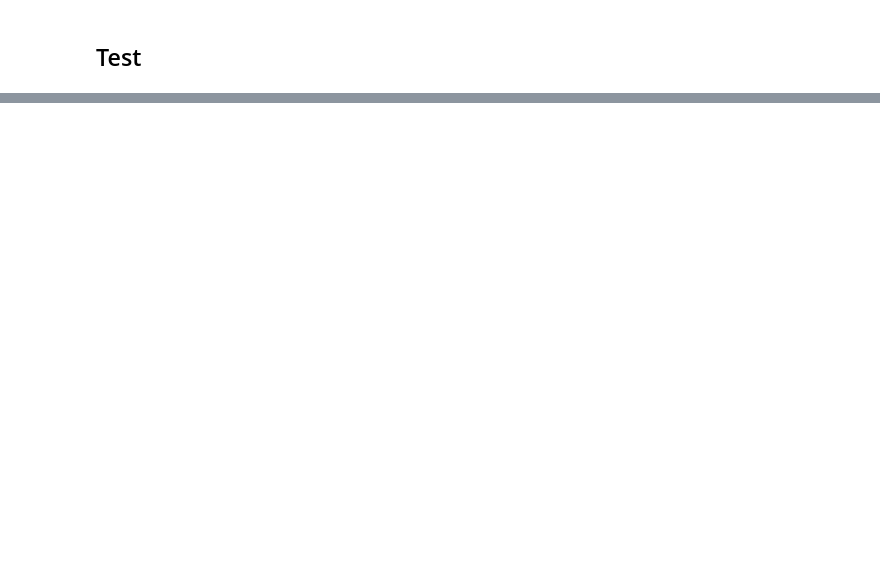
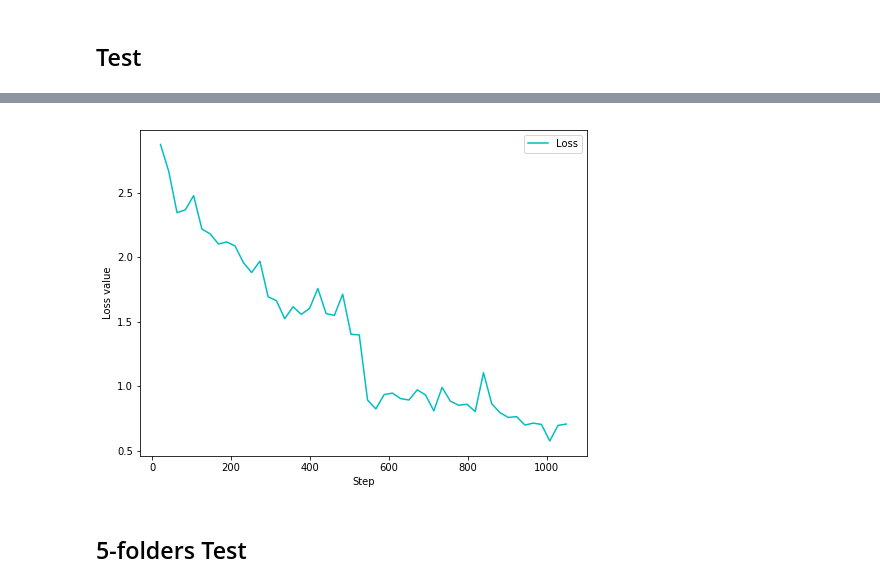
Before and after one commit to NourcheneFerchichi/Tunisian-Embedding, a Jupyter notebook: PFE_NourcheneFerchichi.ipynb, the cells around one changed output, grey strips where cells are left out. Saved outputs shown, nothing was run; the diff lists cells and outputs as text; code cells hidden in the pictures; blank space fills up the shorter version.

```diff
--- a/PFE_NourcheneFerchichi.ipynb
+++ b/PFE_NourcheneFerchichi.ipynb
@@ -2002,0 +2145,18 @@ test(conf, model_tn)
+# %%
+step =[21, 42, 63, 84, 105, 126, 147, 168, 189, 210, 231,252,273,294,315,336,357,378,399,420,441,462,483,504,525,546,567,588,609,630,651,672,693,714,735,756,777,798,819,840,861,882,903,924,945,966,987,1008,1029,1050]
+# %%
+loss= [2.8770870027087985,2.667029448917934,2.347165419941857,2.3695212489082698,2.4799336819421676,2.220272257214501,2.182331096558344,2.1039409126554216,2.1204018536068143,2.089290675662813,1.9607815061296736,1.8823109921954928,1.9707018988473075,1.6940540614582242,1.6640597638629733,1.5242644945780437,1.6171314318974812,1.5577048290343511,1.6042509504726954,1.7586784987222581,1.5633538251831418,1.5504274879183089,1.714630229132516,1.4031765148753212,1.3981914548646837,0.8928183501675016,0.8235293186846233,0.9344999761808486,0.9463290728273845,0.9035560602233523,0.8927205204963684,0.9718258778254191,0.9321696914377666,0.8085945163454328,0.9904912610848745,0.8839144266787029,0.8517989416917165,0.8598621345701671,0.8031353212538219,1.1045230357419877,0.8631675669125148,0.7940478693871271,0.7573546426636832,0.7633672952651978,0.6982252271402449,0.7130223037231536,0.7032639547472909,0.5746024946371714,0.6957006248689833,0.70598817723138]
+# %%
+plt.figure(figsize=(8,6))
+
+plt.plot(step, loss, label="Loss", c="c")
+
+
+plt.xlabel("Step")
+plt.ylabel("Loss value")
+plt.legend()
+plt.show()
+# %% [output]
+[figure, added]
+# %% [markdown]
+## 5-folders Test
```
Also changed, not shown: parts of 39 cells of this notebook.
